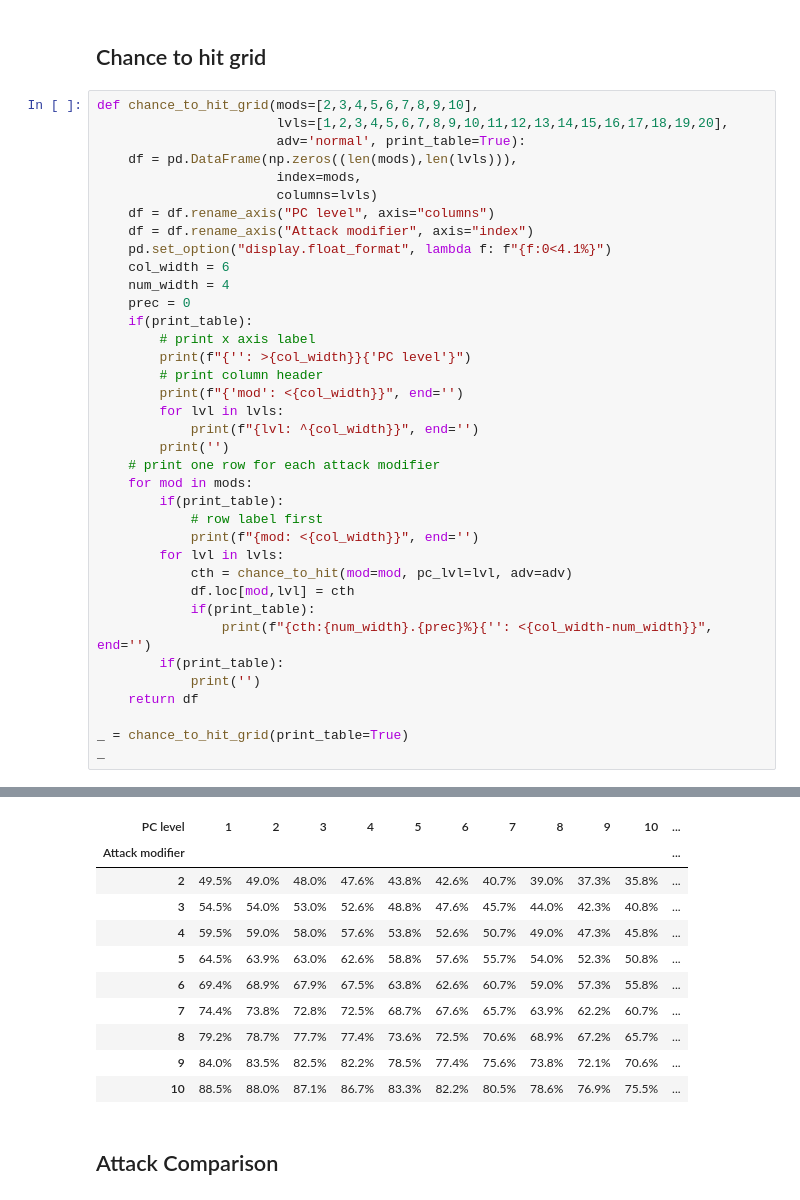
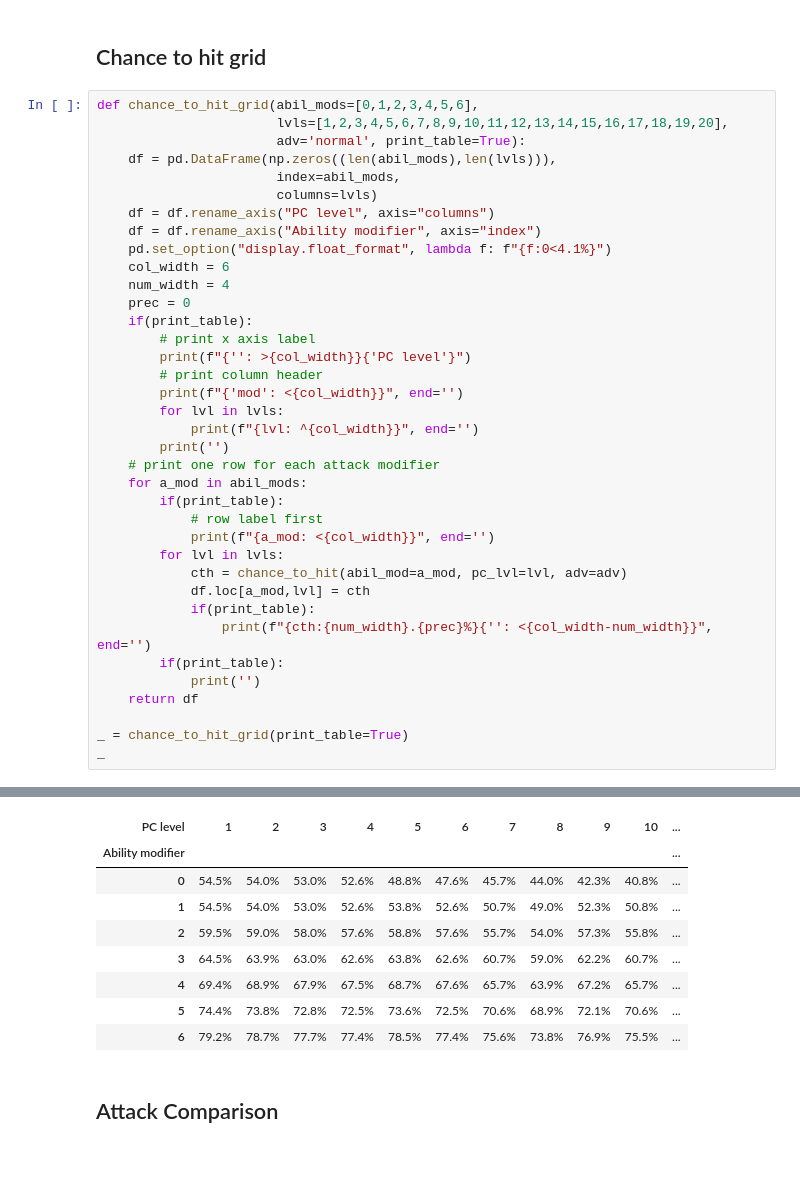
Before and after one commit to dyoung418/dnd_stats, a Jupyter notebook: dnd_dice_calcs.ipynb, the cells around one changed output, grey strips where cells are left out. Cells and saved outputs as stored; diff of their text form; blank space fills up the shorter version.

Commit message:
Added abil_mod to calc changes due to proficiency increases

```diff
--- a/dnd_dice_calcs.ipynb
+++ b/dnd_dice_calcs.ipynb
@@ -399,14 +431,14 @@ disadvantage: Attack modifier 6 = 42% chance to hit
 # %% [markdown]
 ## Chance to hit grid
 # %%
-def chance_to_hit_grid(mods=[2,3,4,5,6,7,8,9,10],
+def chance_to_hit_grid(abil_mods=[0,1,2,3,4,5,6],
                        lvls=[1,2,3,4,5,6,7,8,9,10,11,12,13,14,15,16,17,18,19,20],
                        adv='normal', print_table=True):
-    df = pd.DataFrame(np.zeros((len(mods),len(lvls))),
-                       index=mods,
+    df = pd.DataFrame(np.zeros((len(abil_mods),len(lvls))),
+                       index=abil_mods,
                        columns=lvls)
     df = df.rename_axis("PC level", axis="columns")
-    df = df.rename_axis("Attack modifier", axis="index")
+    df = df.rename_axis("Ability modifier", axis="index")
     pd.set_option("display.float_format", lambda f: f"{f:0<4.1%}")
     col_width = 6
     num_width = 4
@@ -420,13 +452,13 @@ def chance_to_hit_grid(mods=[2,3,4,5,6,7,8,9,10],
             print(f"{lvl: ^{col_width}}", end='')
         print('')
     # print one row for each attack modifier
-    for mod in mods:
+    for a_mod in abil_mods:
         if(print_table):
             # row label first
-            print(f"{mod: <{col_width}}", end='')
+            print(f"{a_mod: <{col_width}}", end='')
         for lvl in lvls:
-            cth = chance_to_hit(mod=mod, pc_lvl=lvl, adv=adv)
-            df.loc[mod,lvl] = cth
+            cth = chance_to_hit(abil_mod=a_mod, pc_lvl=lvl, adv=adv)
+            df.loc[a_mod,lvl] = cth
             if(print_table):
                 print(f"{cth:{num_width}.{prec}%}{'': <{col_width-num_width}}", end='')
         if(print_table):
@@ -450,13 +480,11 @@ mod     1     2     3     4     5     6     7     8     9     10    11    12
 | PC level | 1 | 2 | 3 | 4 | 5 | 6 | 7 | 8 | 9 | 10 | ... |
-| Attack modifier |  |  |  |  |  |  |  |  |  |  | ... |
-| 2 | 49.5% | 49.0% | 48.0% | 47.6% | 43.8% | 42.6% | 40.7% | 39.0% | 37.3% | 35.8% | ... |
-| 3 | 54.5% | 54.0% | 53.0% | 52.6% | 48.8% | 47.6% | 45.7% | 44.0% | 42.3% | 40.8% | ... |
-| 4 | 59.5% | 59.0% | 58.0% | 57.6% | 53.8% | 52.6% | 50.7% | 49.0% | 47.3% | 45.8% | ... |
-| 5 | 64.5% | 63.9% | 63.0% | 62.6% | 58.8% | 57.6% | 55.7% | 54.0% | 52.3% | 50.8% | ... |
-| 6 | 69.4% | 68.9% | 67.9% | 67.5% | 63.8% | 62.6% | 60.7% | 59.0% | 57.3% | 55.8% | ... |
-| 7 | 74.4% | 73.8% | 72.8% | 72.5% | 68.7% | 67.6% | 65.7% | 63.9% | 62.2% | 60.7% | ... |
-| 8 | 79.2% | 78.7% | 77.7% | 77.4% | 73.6% | 72.5% | 70.6% | 68.9% | 67.2% | 65.7% | ... |
-| 9 | 84.0% | 83.5% | 82.5% | 82.2% | 78.5% | 77.4% | 75.6% | 73.8% | 72.1% | 70.6% | ... |
-| 10 | 88.5% | 88.0% | 87.1% | 86.7% | 83.3% | 82.2% | 80.5% | 78.6% | 76.9% | 75.5% | ... |
+| Ability modifier |  |  |  |  |  |  |  |  |  |  | ... |
+| 0 | 54.5% | 54.0% | 53.0% | 52.6% | 48.8% | 47.6% | 45.7% | 44.0% | 42.3% | 40.8% | ... |
+| 1 | 54.5% | 54.0% | 53.0% | 52.6% | 53.8% | 52.6% | 50.7% | 49.0% | 52.3% | 50.8% | ... |
+| 2 | 59.5% | 59.0% | 58.0% | 57.6% | 58.8% | 57.6% | 55.7% | 54.0% | 57.3% | 55.8% | ... |
+| 3 | 64.5% | 63.9% | 63.0% | 62.6% | 63.8% | 62.6% | 60.7% | 59.0% | 62.2% | 60.7% | ... |
+| 4 | 69.4% | 68.9% | 67.9% | 67.5% | 68.7% | 67.6% | 65.7% | 63.9% | 67.2% | 65.7% | ... |
+| 5 | 74.4% | 73.8% | 72.8% | 72.5% | 73.6% | 72.5% | 70.6% | 68.9% | 72.1% | 70.6% | ... |
+| 6 | 79.2% | 78.7% | 77.7% | 77.4% | 78.5% | 77.4% | 75.6% | 73.8% | 76.9% | 75.5% | ... |
 # %% [markdown]
 ## Attack Comparison
```
Also changed, not shown: parts of 6 cells of this notebook.
